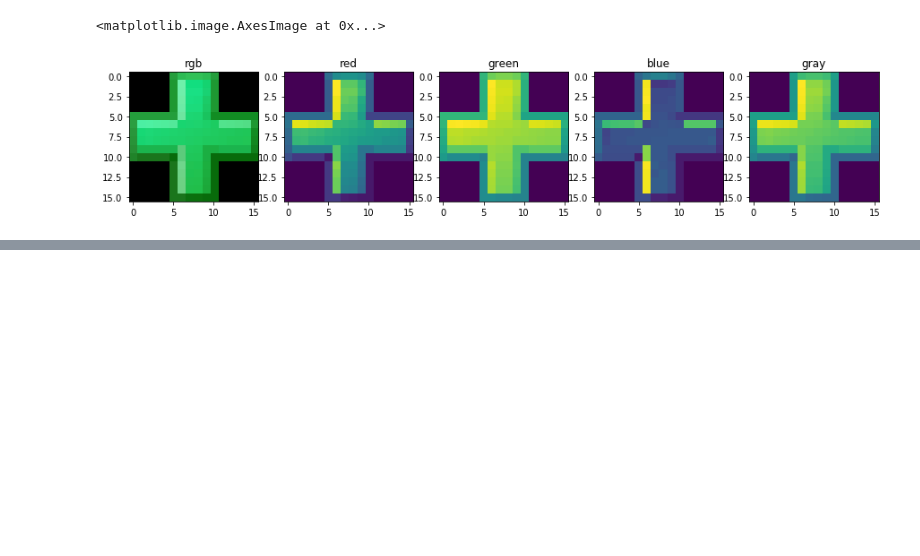
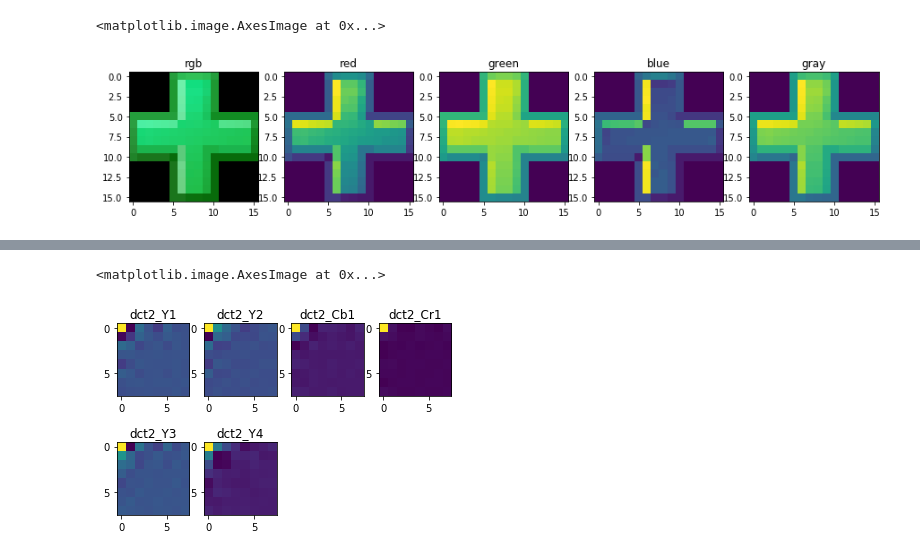
Before and after one commit to markshibu/Video-Encoder-Decoder, a Jupyter notebook: markshi/forked.ipynb, the cells around one changed output, grey strips where cells are left out. Drawn from its saved outputs; the diff is of its cells as text; code cells hidden in the pictures; blank space fills up the shorter version.

```diff
--- a/markshi/forked.ipynb
+++ b/markshi/forked.ipynb
@@ -188,3 +164,32 @@ print(B1)
+# %%
+dct2_Y1 = dct2(Y1)
+dct2_Y2 = dct2(Y2)
+dct2_Y3 = dct2(Y3)
+dct2_Y4 = dct2(Y4)
+dct2_Cb1 = dct2(Cb1)
+dct2_Cr1 = dct2(Cr1)
+# %%
+plt.subplot(241)
+plt.title('dct2_Y1')
+plt.imshow(dct2_Y1)
+plt.subplot(242)
+plt.title('dct2_Y2')
+plt.imshow(dct2_Y2)
+plt.subplot(243)
+plt.title('dct2_Cb1')
+plt.imshow(dct2_Cb1)
+plt.subplot(245)
+plt.title('dct2_Y3')
+plt.imshow(dct2_Y3)
+plt.subplot(246)
+plt.title('dct2_Y4')
+plt.imshow(dct2_Y4)
+plt.subplot(244)
+plt.title('dct2_Cr1')
+plt.imshow(dct2_Cr1)
+# %% [output]
+<matplotlib.image.AxesImage at 0x...>
+[figure, added]
 # %%
 #Quantization steps for each matrix
 #define base quantization matrix - taken from IJG standard
```
Also changed, not shown: parts of 5 cells of this notebook, 1 other file.
